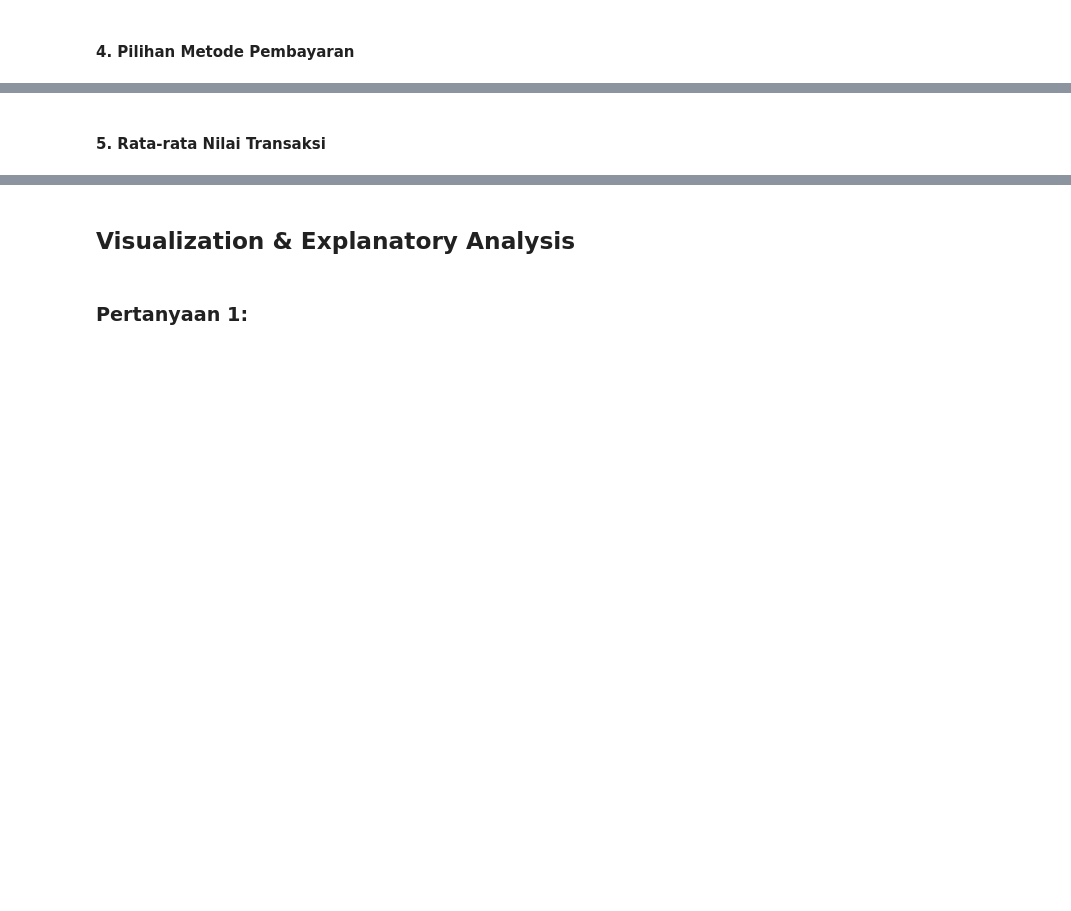
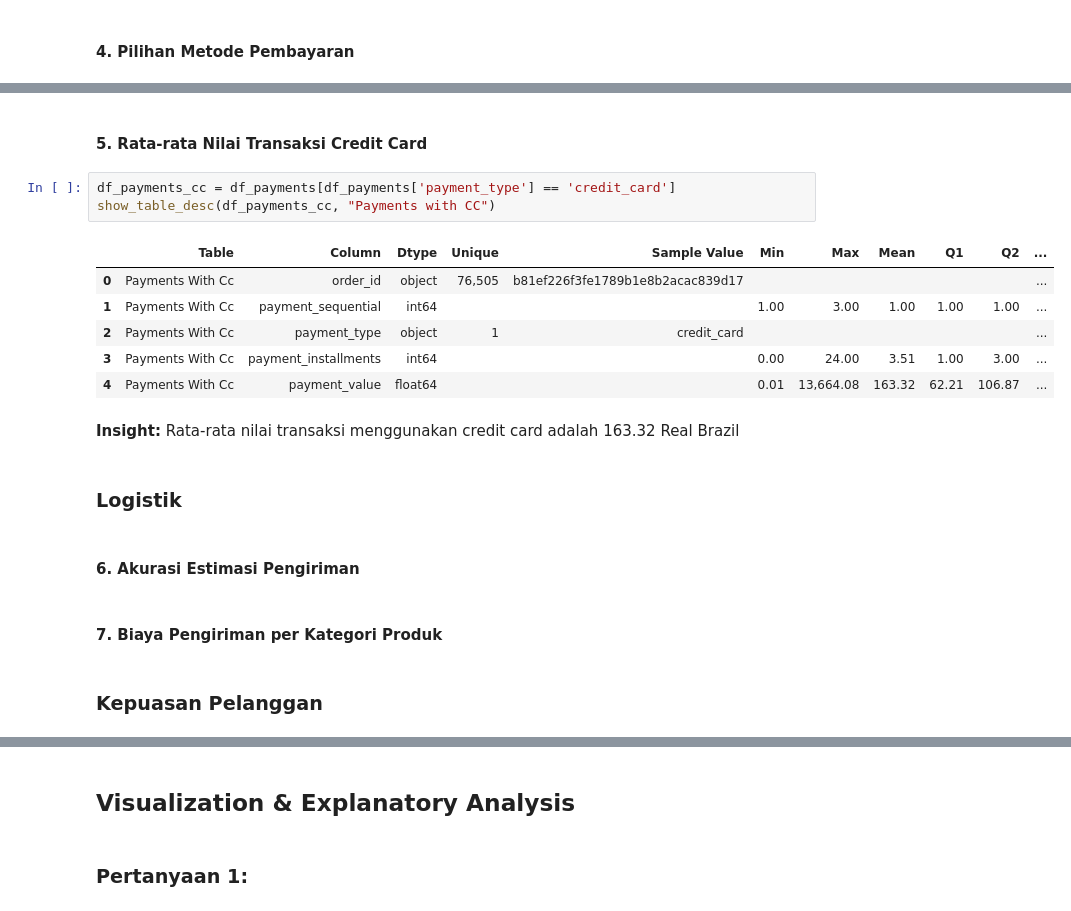
Before and after one commit to arguto1993/olist-ecommerce-performance, a Jupyter notebook: ecommerce_performance.ipynb, the cells around one changed output, grey strips where cells are left out. Drawn from its saved outputs; the diff is of its cells as text; blank space fills up the shorter version.

```diff
--- a/ecommerce_performance.ipynb
+++ b/ecommerce_performance.ipynb
@@ -1369,2 +1407,22 @@ Product Categories with the Fewest Units Sold
 # %% [markdown]
-#### 5. Rata-rata Nilai Transaksi
+#### 5. Rata-rata Nilai Transaksi Credit Card
+# %%
+df_payments_cc = df_payments[df_payments['payment_type'] == 'credit_card']
+show_table_desc(df_payments_cc, "Payments with CC")
+# %% [output]
+|  | Table | Column | Dtype | Unique | Sample Value | Min | Max | Mean | Q1 | Q2 | ... |
+| 0 | Payments With Cc | order_id | object | 76,505 | b81ef226f3fe1789b1e8b2acac839d17 |  |  |  |  |  | ... |
+| 1 | Payments With Cc | payment_sequential | int64 |  |  | 1.00 | 3.00 | 1.00 | 1.00 | 1.00 | ... |
+| 2 | Payments With Cc | payment_type | object | 1 | credit_card |  |  |  |  |  | ... |
+| 3 | Payments With Cc | payment_installments | int64 |  |  | 0.00 | 24.00 | 3.51 | 1.00 | 3.00 | ... |
+| 4 | Payments With Cc | payment_value | float64 |  |  | 0.01 | 13,664.08 | 163.32 | 62.21 | 106.87 | ... |
+# %% [markdown]
+**Insight:** Rata-rata nilai transaksi menggunakan credit card adalah 163.32 Real Brazil
+# %% [markdown]
+### Logistik
+# %% [markdown]
+#### 6. Akurasi Estimasi Pengiriman
+# %% [markdown]
+#### 7. Biaya Pengiriman per Kategori Produk
+# %% [markdown]
+### Kepuasan Pelanggan
```
Also changed, not shown: parts of 13 cells of this notebook, 1 other file.
